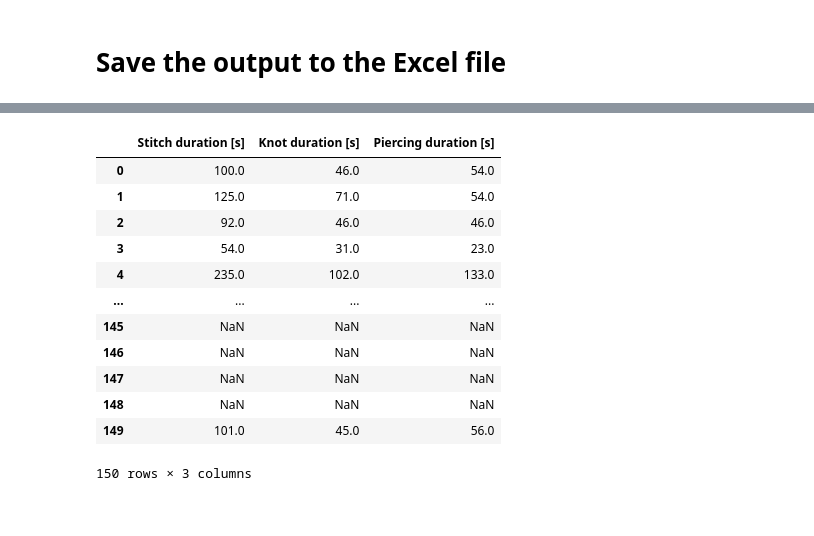
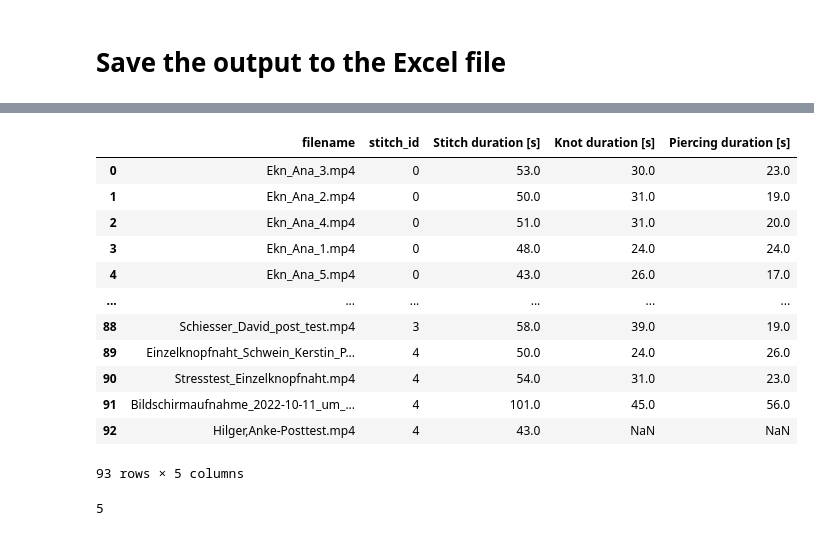
Before and after one commit to mjirik/surgeryanalyser, a Jupyter notebook: devel/2024-07_list_of_all_stitches_sorted_by_duration.ipynb, the cells around one changed output, grey strips where cells are left out. Drawn from its saved outputs; the diff is of its cells as text; code cells hidden in the pictures.

Commit message:
extract data with stitches

```diff
--- a/devel/2024-07_list_of_all_stitches_sorted_by_duration.ipynb
+++ b/devel/2024-07_list_of_all_stitches_sorted_by_duration.ipynb
@@ -103,12 +109,19 @@ dfs["uploaded_at"] = pd.to_datetime(dfs["uploaded_at"])
 dfs["timestamp"] = pd.to_datetime(dfs["timestamp"])
 # dfs = dfs[dfs["uploaded_at"] > "2024-02-01"]
 dfs = dfs[dfs["timestamp"] > "2024-07-03 8:19:59"]
-dfs = dfs[dfs["annotation_annotation_i"] == 0]
+# dfs = dfs[dfs["annotation_annotation_i"] == 0]
+dfs = dfs[
+    (dfs["annotation_annotation_i"] == 0) |
+    dfs["collections"].str.contains("Ekn").fillna(False)
+]
 
 # dfs = dfs[dfs["filename"].str.contains("Einzelknopfnaht")].drop_duplicates(subset=["filename"], keep="last")
 # dfs = dfs[dfs["filename"].str.contains("|".join(filename_contains_list))].drop_duplicates(subset=["filename"], keep="last")
 dfs = dfs.drop_duplicates(subset=["filename"], keep="last")
-dfs = dfs[dfs["collections"].str.contains("dataset 2024-06").fillna(False)]
+dfs = dfs[
+    dfs["collections"].str.contains("dataset 2024-06").fillna(False) |
+    dfs["collections"].str.contains("Ekn").fillna(False)
+]
 # dfs = dfs[~dfs["collections"].str.contains("skin_model").fillna(False)] # remove artificial skin
 
 print(len(dfs))
@@ -309,0 +351,13 @@ Index(['annotation_annotation_time_and_movements', 'movement evaluation stitch']
+# %%
+
+basic_column = ["Stitch duration [s]"]
+basic_column = ["Needle holder stitch visibility [s]"]
+# select just rows where column is notna
+
+dfvalid = dfst.dropna(subset=basic_column)
+dfvalid.reset_index(drop=True, inplace=True)
+dfvalid = dfvalid.copy()
+# dfst =dfall
+# dfst[cols_X + [relevant_column]].notna().sum()
+# dfst[selected_columns].notna().sum()
+dfvalid.shape
@@ -310,2 +368,12 @@ Index(['annotation_annotation_time_and_movements', 'movement evaluation stitch']
+# %%
+
+# Adding some data
+dfvalid["done_by_expert"] = dfvalid["filename"].str.contains("Ekn").astype(float)
+# setting evaluation to 5 for expert
+dfvalid.loc[dfvalid["done_by_expert"]==1., "movement evaluation stitch"] = 5
+# dfvalid.loc[:, "done_by_expert"] = False
+assert dfvalid["done_by_expert"].sum() > 0
+
+dfst = dfvalid
 # %% [markdown]
 # Save the output to the Excel file
@@ -317,20 +390,27 @@ dfst.to_excel(f"2024-07_list_of_all_stitches_sorted_by_duration.{dt_str}.xlsx")
 # %%
 
-dfst[dfst.columns[dfst.columns.str.contains("duration")]]
+
+selected_cols = ['filename', 'stitch_id'] + list(dfst.columns[dfst.columns.str.contains("duration")])
+selected_cols
+dfst[selected_cols]
 # %% [output]
-|  | Stitch duration [s] | Knot duration [s] | Piercing duration [s] |
-| 0 | 100.0 | 46.0 | 54.0 |
-| 1 | 125.0 | 71.0 | 54.0 |
-| 2 | 92.0 | 46.0 | 46.0 |
-| 3 | 54.0 | 31.0 | 23.0 |
-| 4 | 235.0 | 102.0 | 133.0 |
-| ... | ... | ... | ... |
-| 145 | NaN | NaN | NaN |
-| 146 | NaN | NaN | NaN |
-| 147 | NaN | NaN | NaN |
-| 148 | NaN | NaN | NaN |
-| 149 | 101.0 | 45.0 | 56.0 |
+|  | filename | stitch_id | Stitch duration [s] | Knot duration [s] | Piercing duration [s] |
+| 0 | Ekn_Ana_3.mp4 | 0 | 53.0 | 30.0 | 23.0 |
+| 1 | Ekn_Ana_2.mp4 | 0 | 50.0 | 31.0 | 19.0 |
+| 2 | Ekn_Ana_4.mp4 | 0 | 51.0 | 31.0 | 20.0 |
+| 3 | Ekn_Ana_1.mp4 | 0 | 48.0 | 24.0 | 24.0 |
+| 4 | Ekn_Ana_5.mp4 | 0 | 43.0 | 26.0 | 17.0 |
+| ... | ... | ... | ... | ... | ... |
+| 88 | Schiesser_David_post_test.mp4 | 3 | 58.0 | 39.0 | 19.0 |
+| 89 | Einzelknopfnaht_Schwein_Kerstin_P... | 4 | 50.0 | 24.0 | 26.0 |
+| 90 | Stresstest_Einzelknopfnaht.mp4 | 4 | 54.0 | 31.0 | 23.0 |
+| 91 | Bildschirmaufnahme_2022-10-11_um_... | 4 | 101.0 | 45.0 | 56.0 |
+| 92 | Hilger,Anke-Posttest.mp4 | 4 | 43.0 | NaN | NaN |
-150 rows × 3 columns
+93 rows × 5 columns
+# %%
+16//3
+# %% [output]
+5
 # %%
 # print dtype of columns
 dfst.dtypes
```
Also changed, not shown: parts of 18 cells of this notebook.
